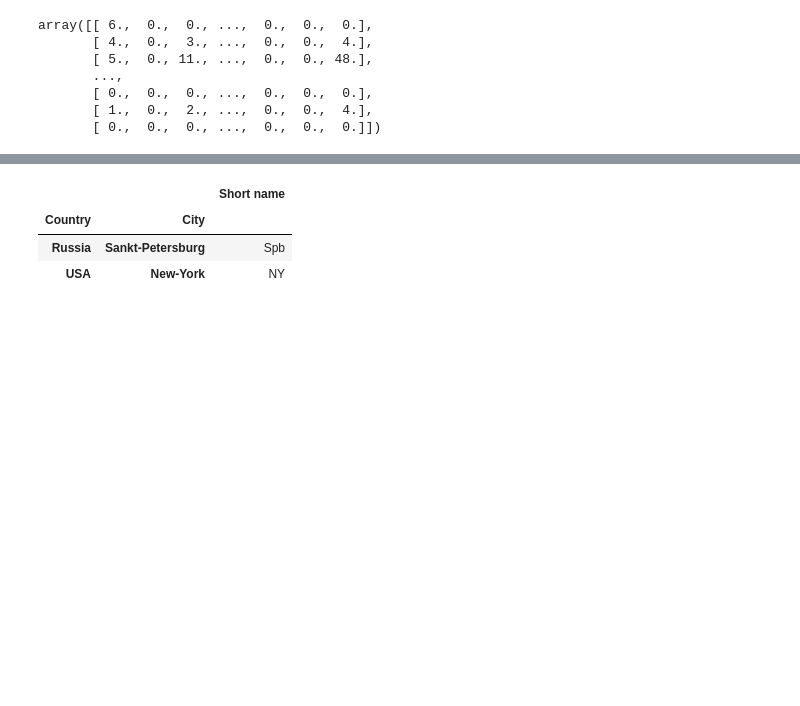
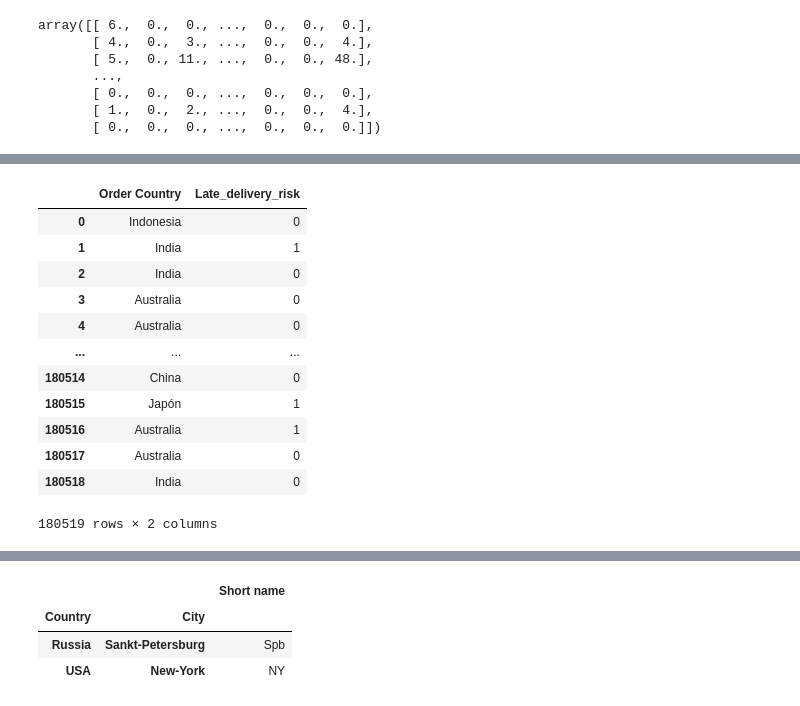
Before and after one commit to vishalsmak/supply-chain-orchestration, a Jupyter notebook: src/scm-notebook/scm_multi_model.ipynb, the cells around one changed output, grey strips where cells are left out. Drawn from its saved outputs; the diff is of its cells as text; code cells hidden in the pictures; blank space fills up the shorter version.

```diff
--- a/src/scm-notebook/scm_multi_model.ipynb
+++ b/src/scm-notebook/scm_multi_model.ipynb
@@ -194,0 +184,17 @@ array([[0., 0., 0., ..., 0., 0., 0.],
+# %%
+delivery_exp = dataset[['Order Country', 'Late_delivery_risk']].copy()
+delivery_exp
+# %% [output]
+|  | Order Country | Late_delivery_risk |
+| 0 | Indonesia | 0 |
+| 1 | India | 1 |
+| 2 | India | 0 |
+| 3 | Australia | 0 |
+| 4 | Australia | 0 |
+| ... | ... | ... |
+| 180514 | China | 0 |
+| 180515 | Japón | 1 |
+| 180516 | Australia | 1 |
+| 180517 | Australia | 0 |
+| 180518 | India | 0 |
+180519 rows × 2 columns
```
Also changed, not shown: parts of 5 cells of this notebook, 4 other files.
